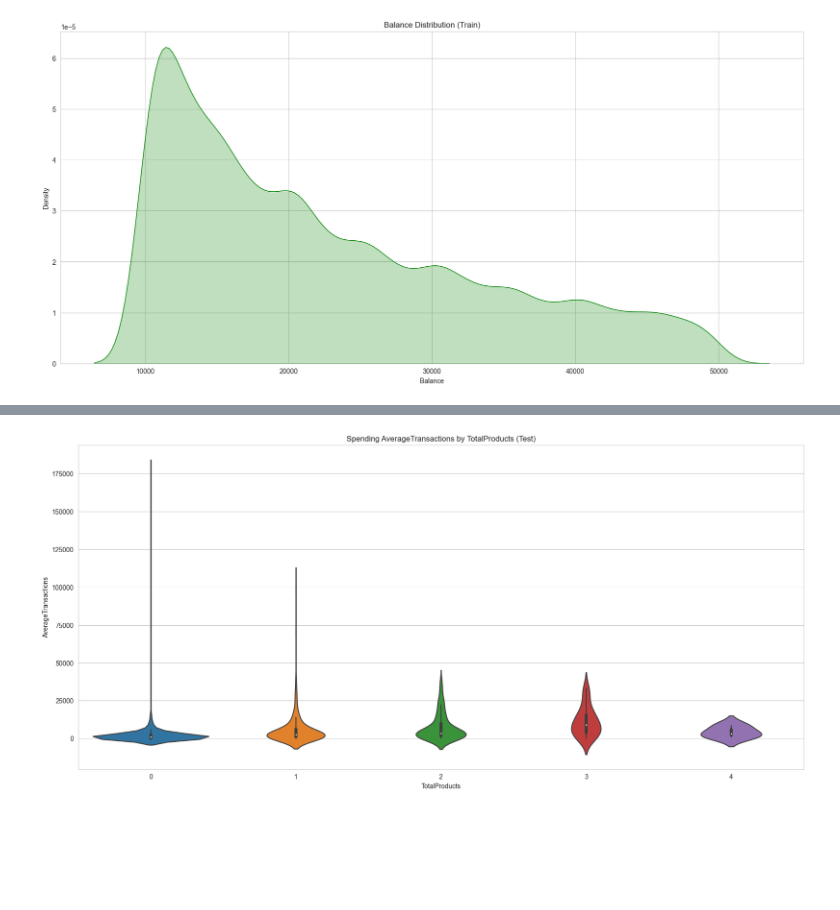
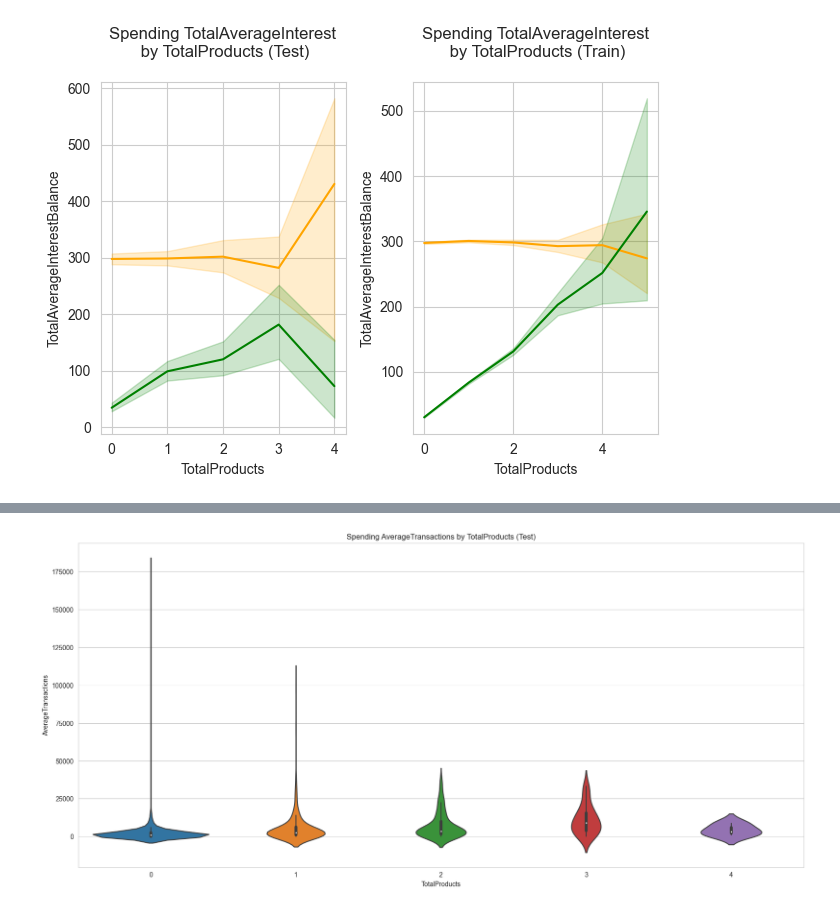
Before and after one commit to gelnomo/training-ml-python-marketing, a Jupyter notebook: marketing.ipynb, the cells around one changed output, grey strips where cells are left out. Saved outputs shown, nothing was run; the diff lists cells and outputs as text; code cells hidden in the pictures; blank space fills up the shorter version.

Commit message:
Create classes to delete outliers and graphs

```diff
--- a/marketing.ipynb
+++ b/marketing.ipynb
@@ -226,3 +808,5 @@ class OutliersData:
+# %%
+general_graphs = Visualization()
 # %%
 df_train = pd.read_csv("data/train.csv")
 df_test = pd.read_csv("data/test.csv")
@@ -771,7 +992,0 @@ plt.show()
-# %%
-fig, ax = plt.subplots(figsize=(20, 9))
-sns.kdeplot(x="Balance", data=df_train, color="green", fill=True, ax=ax)
-plt.title("Balance Distribution (Train)")
-plt.show()
-# %% [output]
-[figure, removed]
@@ -777,0 +996,11 @@ plt.show()
+# %%
+general_graphs.title = "Spending TotalAverageInterest\n by TotalProducts (Test)\n"
+general_graphs.line_plot_two_lines(df_test, "TotalProducts", "TotalAverageInterestBalance", "TotalAverageInterest", 1,
+                                   2, 1)
+general_graphs.title = "Spending TotalAverageInterest\n by TotalProducts (Train)\n"
+general_graphs.line_plot_two_lines(df_train, "TotalProducts", "TotalAverageInterestBalance", "TotalAverageInterest", 1,
+                                   2, 2)
+plt.tight_layout()
+plt.show()
+# %% [output]
+[figure, added]
```
Also changed, not shown: parts of 79 cells of this notebook, 2 other files.
